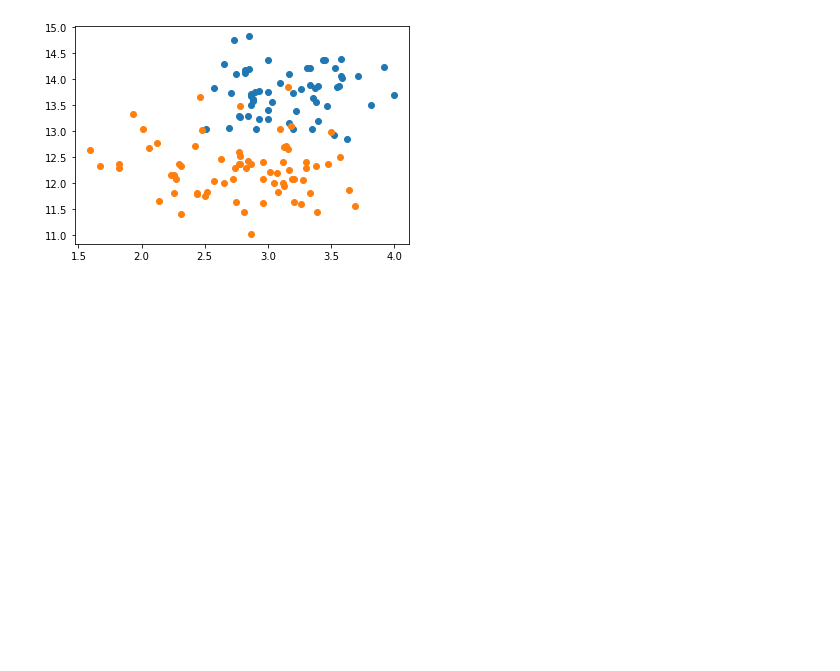
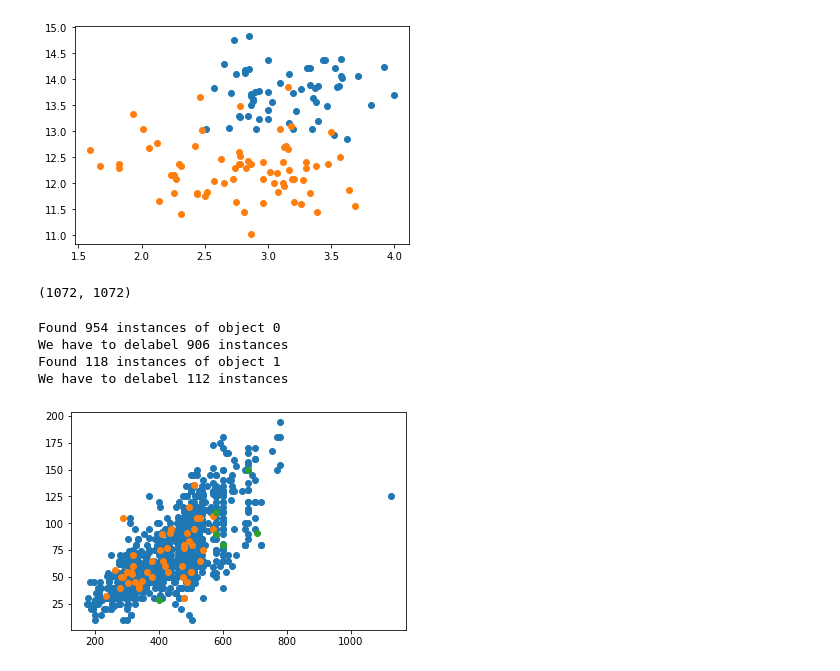
Before and after one commit to PashaIanko/Semi-Supervised-Labelling, a Jupyter notebook: main_notebook.ipynb, the cells around one changed output. Saved outputs shown, nothing was run; the diff lists cells and outputs as text; code cells hidden in the pictures; blank space fills up the shorter version.

Commit message:
real data

```diff
--- a/main_notebook.ipynb
+++ b/main_notebook.ipynb
@@ -631,24 +641,48 @@ We have to delabel 99 instances
 # %%
-# wine=datasets.load_wine()
+wine=datasets.load_wine()
 
-# #Conver to pandas dataframe
-# data=pd.DataFrame(data=np.c_[wine['data'],wine['target']],columns=wine['feature_names']+['target'])
+#Conver to pandas dataframe
+data=pd.DataFrame(data=np.c_[wine['data'],wine['target']],columns=wine['feature_names']+['target'])
 
-# data = data.loc[
-#     (data['target'] == 1) | (data['target'] == 0),
-#     ['od280/od315_of_diluted_wines', 'alcohol', 'target']
-# ]
+data = data.loc[
+    (data['target'] == 1) | (data['target'] == 0),
+    ['od280/od315_of_diluted_wines', 'alcohol', 'target']
+]
 # %%
-# X_real = data.loc[
-#     :,
-#     ['od280/od315_of_diluted_wines', 'alcohol']
-# ].values
-# Y_real = data['target'].values
+X_real = data.loc[
+    :,
+    ['od280/od315_of_diluted_wines', 'alcohol']
+].values
+Y_real = data['target'].values
 
-# plot_clusters(
-#     X_real,
-#     Y_real
-# )
+plot_clusters(
+    X_real,
+    Y_real
+)
 # %% [output]
 [figure]
+# %%
+weights_real = pairwise_distances(X_real, metric = 'euclidean')
+weights_real = 1 / (weights_real + 0.001)
+weights_real.shape
+# %% [output]
+(1072, 1072)
+# %%
+Y_real_delabeled = delabel_data(
+    Y_real,
+    labeled_percent = 0.05, # DataProperties.labeled_percentage,
+    delabel_value = DataProperties.unlabeled
+)
+# %% [output]
+Found 954 instances of object 0
+We have to delabel 906 instances
+Found 118 instances of object 1
+We have to delabel 112 instances
+# %%
+plot_clusters(
+    X_real,
+    Y_real_delabeled
+)
+# %% [output]
+[figure, added]
 # %%
```
Also changed, not shown: parts of 20 cells of this notebook, 1 other file.
